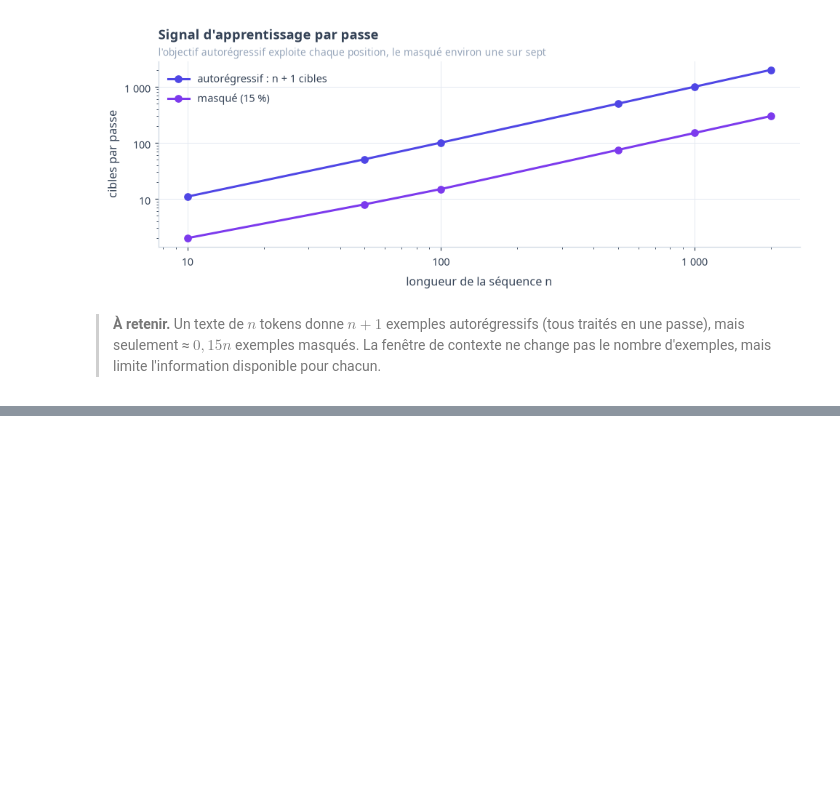
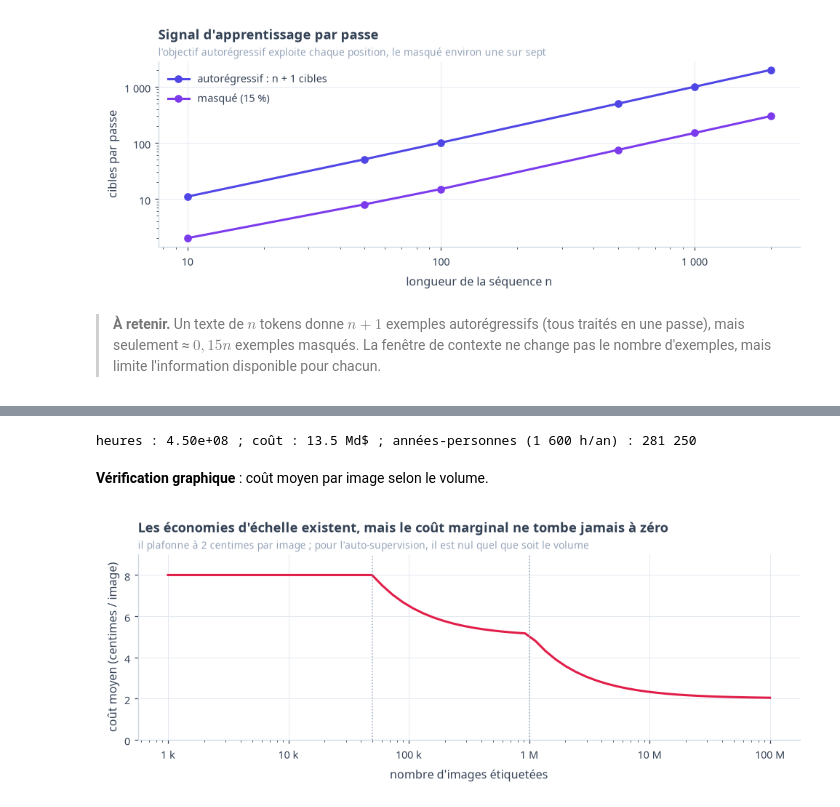
Before and after one commit to gwils28/AI_Engineering__ByTheBook, a Jupyter notebook: notebooks/ch01_introduction_ai_engineering/ch01_exercices_01-05.ipynb, the cells around one changed output, grey strips where cells are left out. Cells and saved outputs as stored; diff of their text form; code cells hidden in the pictures; blank space fills up the shorter version.

Commit message:
Exercices ch01 : 1.4 : Le coût de l'étiquetage face à l'auto-supervision ; 1.5 : Masqué ou autorégressif ?

```diff
--- a/notebooks/ch01_introduction_ai_engineering/ch01_exercices_01-05.ipynb
+++ b/notebooks/ch01_introduction_ai_engineering/ch01_exercices_01-05.ipynb
@@ -293,0 +316,14 @@ extrait masqué : Le matin, la[MASK][MASK] se réveille lentement. Les b[MASK]an
+# %%
+def tiered_cost(n, tiers=((50_000, 0.08), (1_000_000, 0.05), (np.inf, 0.02))):
+    cost, lower = 0.0, 0
+    for upper, price in tiers:
+        k = max(0, min(n, upper) - lower)
+        cost += k * price
+        lower = upper
+        if n <= upper:
+            break
+    return cost
+
+for n in [10_000, 1_000_000, 10_000_000]:
+    c = tiered_cost(n)
+    print(f"{n:>11,} images -> {c:>11,.0f} $   ({c / n * 100:.2f} centimes / image en moyenne)".replace(",", " "))
@@ -293,0 +344,23 @@ extrait masqué : Le matin, la[MASK][MASK] se réveille lentement. Les b[MASK]an
+# %%
+words_gpt3 = 300e9 * 0.75
+hours = words_gpt3 / 500
+print(f"heures : {hours:.2e} ; coût : {hours * 30 / 1e9:.1f} Md$ ; années-personnes (1 600 h/an) : {hours / 1600:,.0f}".replace(",", " "))
+# %% [output]
+heures : 4.50e+08 ; coût : 13.5 Md$ ; années-personnes (1 600 h/an) : 281 250
+# %% [markdown]
+**Vérification graphique** : coût moyen par image selon le volume.
+# %%
+Ns = np.logspace(3, 8, 60)
+avg = [tiered_cost(n) / n for n in Ns]
+fig, ax = plt.subplots(figsize=(9, 3.6))
+ax.plot(Ns, np.array(avg) * 100, color=ROSE)
+for x_ in [5e4, 1e6]:
+    ax.axvline(x_, color=GRAY, ls=":", lw=1)
+ax.set_xscale("log"); c1.human_log(ax, "x")
+ax.set_xlabel("nombre d'images étiquetées"); ax.set_ylabel("coût moyen (centimes / image)")
+ax.set_ylim(0, 9)
+c1.title_sub(ax, "Les économies d'échelle existent, mais le coût marginal ne tombe jamais à zéro",
+             "il plafonne à 2 centimes par image ; pour l'auto-supervision, il est nul quel que soit le volume")
+plt.tight_layout(); plt.show()
+# %% [output]
+[figure, added]
```
Also changed, not shown: parts of 14 cells of this notebook.
